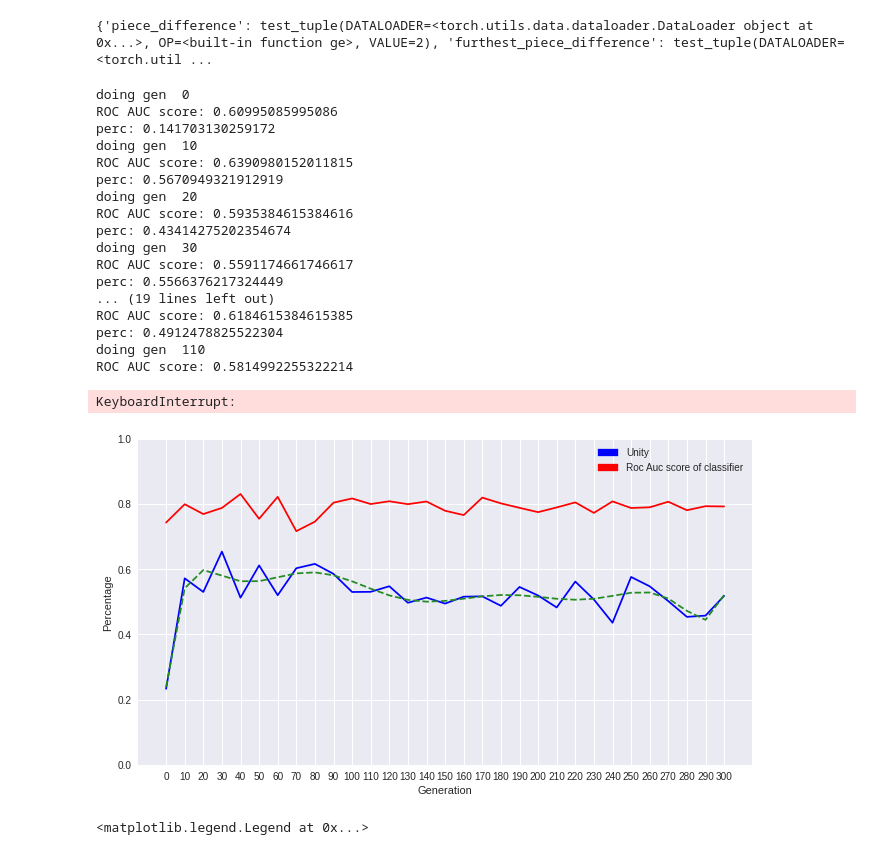
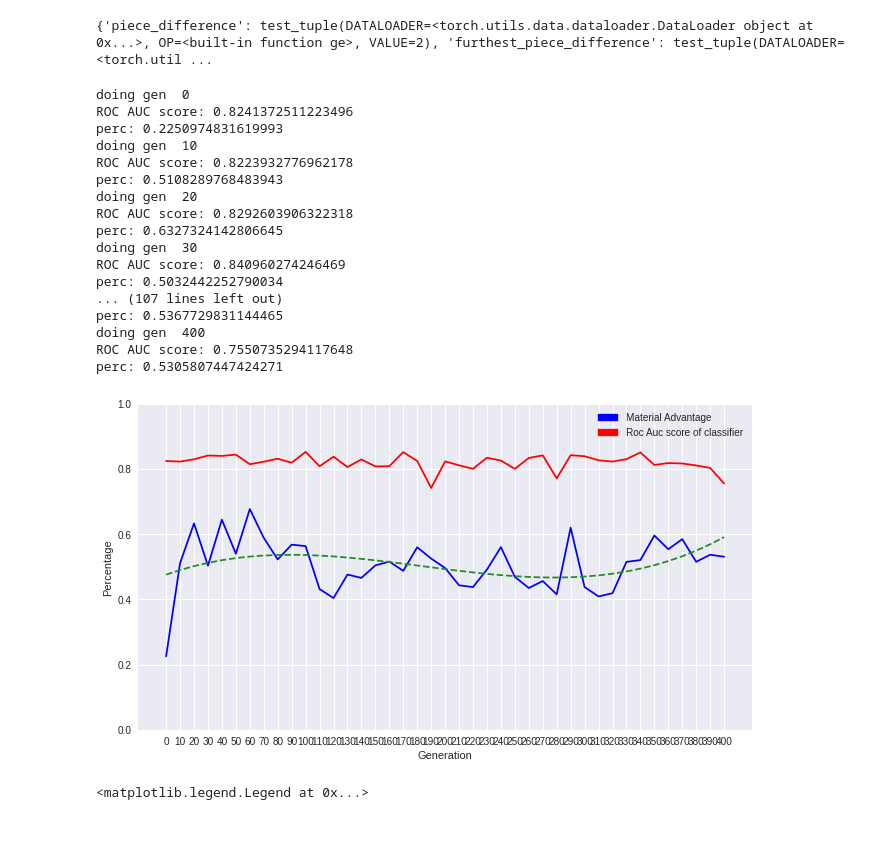
Before and after one commit to Sigurdurhelga/MSc-Breakthrough, a Jupyter notebook: hlc_evaluator/generate_heuristic_dataset.ipynb, the cells around one changed output. Saved outputs shown, nothing was run; the diff lists cells and outputs as text; code cells hidden in the pictures.

```diff
--- a/hlc_evaluator/generate_heuristic_dataset.ipynb
+++ b/hlc_evaluator/generate_heuristic_dataset.ipynb
@@ -159,7 +159,7 @@ testing_helper = {
     "piece_difference": testing_helper_tuple("piece_difference", operator.ge, operator.lt, 2, 1000),
     "furthest_piece_difference": testing_helper_tuple("furthest_piece_difference", operator.ge, operator.lt, 1, 2500),
     "average_distance": testing_helper_tuple("average_distance", operator.lt, operator.ge, 0.25, 2500),
-    "lorentz_horey_difference": testing_helper_tuple("lorentz_horey_difference", operator.ge, operator.lt, 3, 2500)
+    "lorentz_horey_difference": testing_helper_tuple("lorentz_horey_difference", operator.ge, operator.lt, 5, 2500)
 }
 
 test_tuple = namedtuple("test_tuple", "DATALOADER OP VALUE")
@@ -171,7 +171,7 @@ for key, testtuple in testing_helper.items():
     random = df[testtuple.NEGOP(df[testtuple.COLUMN_NAME], testtuple.VALUE )].sample(testtuple.SAMPLE_SIZE)
     tcav_df = pd.concat([positive, random])
     tcav_X = tcav_df['state']
-    tcav_y = tcav_df['piece_difference']
+    tcav_y = tcav_df[testtuple.COLUMN_NAME]
     tcav_DS = StateDataset(tcav_X,tcav_y)
     tcav_DL = DataLoader(tcav_DS, shuffle=True, batch_size=1)
     test_container[testtuple.COLUMN_NAME] = test_tuple(tcav_DL, testtuple.POSOP, testtuple.VALUE)
@@ -223,9 +223,9 @@ print(test_container)
 percentage = []
 roc_auc_scores = []
 heuristic_percentage = []
-gens = [10*k for k in range(0,31)]
+gens = [10*k for k in range(0,41)]
 
-TESTING_CONCEPT = "lorentz_horey_difference"
+TESTING_CONCEPT = "average_distance"
 CURRENT_TEST = test_container[TESTING_CONCEPT]
 
 for g in gens:
@@ -384,29 +384,29 @@ for g in gens:
     percentage.append(count_has_hlc/len(new_df))
 #     heuristic_percentage.append(has_heuristic/len(new_df))
     print("perc:",count_has_hlc/len(new_df))
+    del new_df
 
 avg_dist_percentage = copy.copy(percentage)
 roc_auc_curve = copy.copy(roc_auc_scores)
 # has_heur_percentage = copy.copy(heuristic_percentage)
 # %% [output]
 doing gen  0
-ROC AUC score: 0.60995085995086
-perc: 0.141703130259172
+ROC AUC score: 0.8241372511223496
+perc: 0.2250974831619993
 doing gen  10
-ROC AUC score: 0.6390980152011815
-perc: 0.5670949321912919
+ROC AUC score: 0.8223932776962178
+perc: 0.5108289768483943
 doing gen  20
-ROC AUC score: 0.5935384615384616
-perc: 0.43414275202354674
+ROC AUC score: 0.8292603906322318
+perc: 0.6327324142806645
 doing gen  30
-ROC AUC score: 0.5591174661746617
-perc: 0.5566376217324449
-... (19 lines left out)
-ROC AUC score: 0.6184615384615385
-perc: 0.4912478825522304
-doing gen  110
-ROC AUC score: 0.5814992255322214
+ROC AUC score: 0.840960274246469
+perc: 0.5032442252790034
+... (107 lines left out)
+perc: 0.5367729831144465
+doing gen  400
+ROC AUC score: 0.7550735294117648
+perc: 0.5305807447424271
-KeyboardInterrupt:
 # %%
 fig = plt.figure(figsize=(11,6))
 ticks = np.arange(min(gens), max(gens)+1, 10)
@@ -416,36 +416,36 @@ plt.ylabel("Percentage")
 plt.ylim((0,1))
 
 plt.plot(ticks,roc_auc_curve,'r')
 
 # plt.plot(ticks,piece_diff_percentage, "b")
 # plt.plot(ticks,aggro_diff_percentage, "b")
 plt.plot(ticks,avg_dist_percentage, "b")
 # plt.plot(ticks,lorentz_diff_percentage, "b")
 
 # plt.plot(ticks,has_heur_percentage,"y")
 
 # trendline1 = np.polyfit(ticks, piece_diff_percentage, 3)
 # p1 = np.poly1d(trendline1)
 # trendline2 = np.polyfit(ticks, aggro_diff_percentage, 3)
 # p2 = np.poly1d(trendline2)
-trendline3 = np.polyfit(ticks, avg_dist_percentage, 9)
+trendline3 = np.polyfit(ticks, avg_dist_percentage, 3)
 p3 = np.poly1d(trendline3)
 # trendline4 = np.polyfit(ticks, lorentz_diff_percentage, 3)
 # p4 = np.poly1d(trendline4)
 # plt.plot(ticks,p1(ticks), '--', color="forestgreen")
 # plt.plot(ticks,p2(ticks),"--", color="forestgreen")
 plt.plot(ticks,p3(ticks),"--", color="forestgreen")
 # plt.plot(ticks,p4(ticks),"--", color="forestgreen")
 patches = []
 # patches.append(mpatches.Patch(color='b', label='Numbers advantage'))
 # patches.append(mpatches.Patch(color='b', label='Aggressiveness'))
-patches.append(mpatches.Patch(color='b', label='Unity'))
+patches.append(mpatches.Patch(color='b', label='Material Advantage'))
 # patches.append(mpatches.Patch(color='b', label='Lorentz Horey'))
 patches.append(mpatches.Patch(color='r', label='Roc Auc score of classifier'))
 plt.legend(handles=patches)
 plt.show()
 # %% [output]
-[figure, old version]
+[figure, new version]
 # %%
 from random import random
 import random
```
Also changed, not shown: parts of 2 cells of this notebook, 26 other files.
